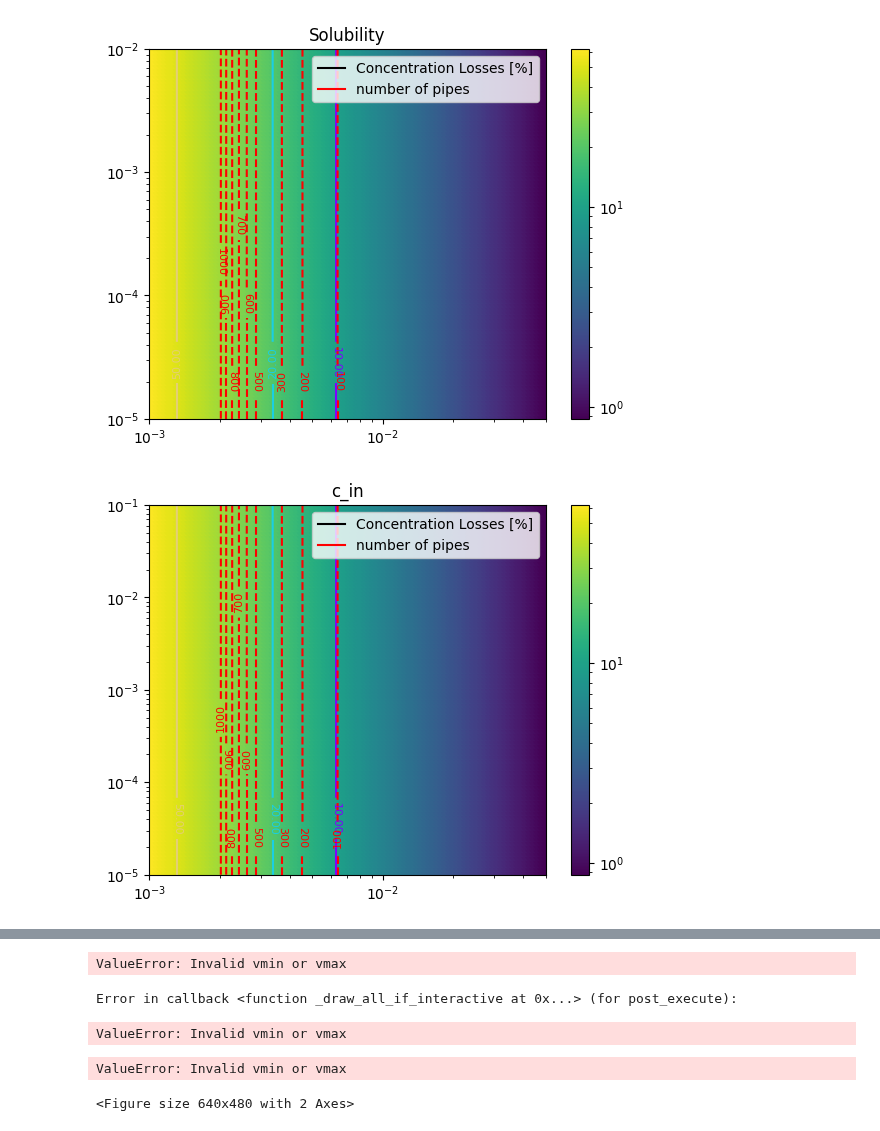
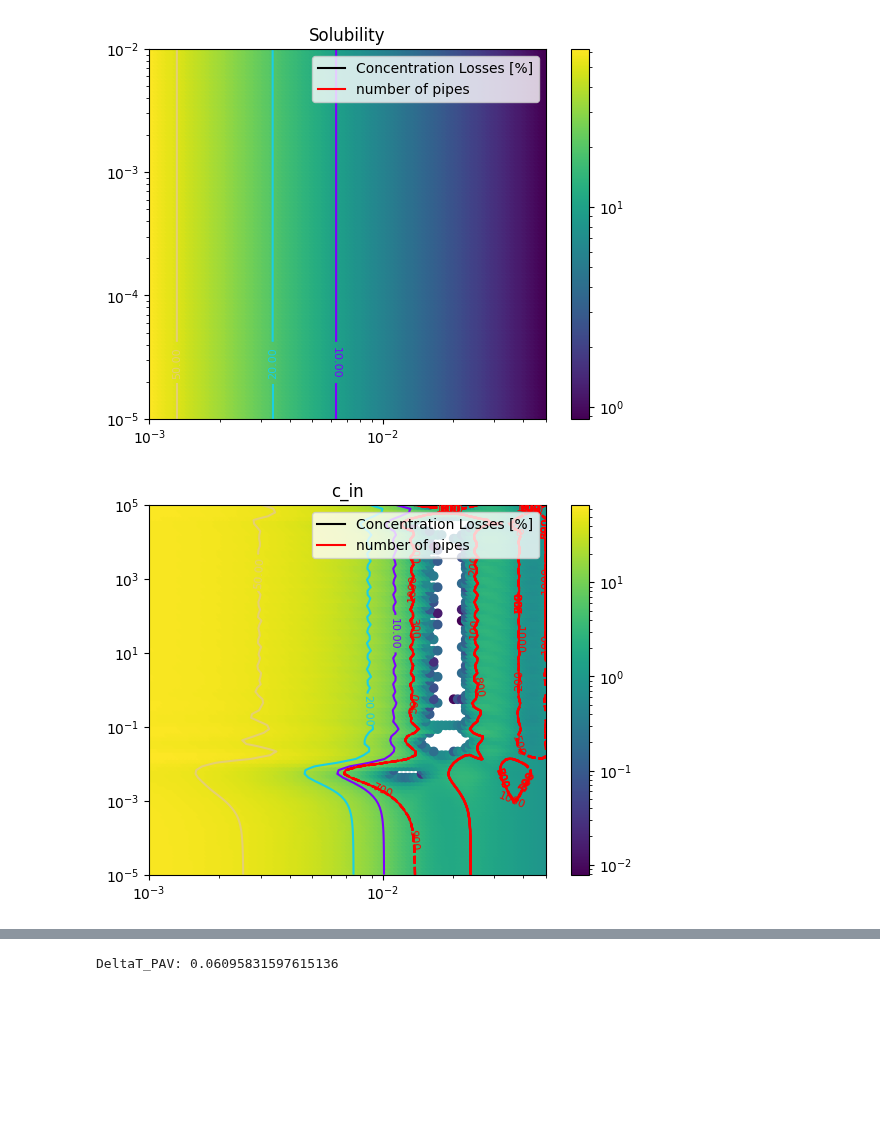
Before and after one commit to gabriele-ferrero/TRIOMA, a Jupyter notebook: PAV_extractor.ipynb, the cells around one changed output, grey strips where cells are left out. Drawn from its saved outputs; the diff is of its cells as text; code cells hidden in the pictures; blank space fills up the shorter version.

```diff
--- a/PAV_extractor.ipynb
+++ b/PAV_extractor.ipynb
@@ -20,33 +21,37 @@ import matplotlib.lines as mlines
 d_hyd_v=np.logspace(-3,np.log10(5E-2),100)
 T_vec=np.linspace(800,1000,30)
 U0_vec=np.linspace(1, 5,30)
-str_v_vec=['T','U0','Solubility','c_in',"D","thick","K_S","k_d","k_r"]
-c_in_vec=np.logspace(-5,-1,30)
+str_v_vec=['T','U0','Solubility','c_in',"thick","K_S","k_d","k_r"]
+c_in_vec=np.logspace(-5,2,30)
 D_vec=np.logspace(-3,0,30)
 thick_vec=np.logspace(-3,-1,30)
 K_S_vec=np.logspace(-4,-2,30)
 k_d_vec=np.logspace(2,6,30)
 k_r_vec=np.logspace(2,6,30)
 solubility_vec=np.logspace(-5,-2,30)
-v_vec=np.array([T_vec, U0_vec, solubility_vec, c_in_vec, D_vec, thick_vec, K_S_vec])
+v_vec=np.array([T_vec, U0_vec, solubility_vec, c_in_vec,  thick_vec, K_S_vec])
 eff_v_vec=np.array([])
 fluid_v_bool=np.array([True , True , True ,False,False,False,False,False,False])
 solid_v_bool=np.array([False, False, False,False,True ,True ,True ,True ,True ])
 
 #Define other HX constraints
 
+#Define other HX constraints
+
 T_hot_prim=900
-T_hot_sec=800
-T_cold_prim=838
+T_hot_sec=838
+T_cold_prim=800
 T_cold_sec=581
 T_sec_ave=(T_hot_sec+T_cold_sec)/2
-m_in_sec=3025
-m_in_prim=4950
+# m_in_sec=3025
+# m_in_prim=4950
 rho_sec=2263.628-0.636*T_sec_ave
-mu_sec=0.075439-2.77E-4*T_sec_ave+3.49E-7*T_sec_ave**2-1.474E-10*T_sec_ave**3
+mu_sec=0.075439-2.77E-4*(T_sec_ave-273.15)+3.49E-7*(T_sec_ave-273.15)**2-1.474E-10*(T_sec_ave-273.15)**3
 k_sec=0.45
 cp_sec=1396.044+0.172*(T_sec_ave)
 N_HX=3
+Q=1E9
+m_in_sec=Q/(cp_sec*(T_hot_sec-T_cold_sec))
 
 for j,vec in enumerate(v_vec):
         eff_v=np.array([])
@@ -62,11 +67,14 @@ for j,vec in enumerate(v_vec):
                         if str_v_vec[j]=='T':
                                 T=var
                                 #print(T)
-                        c0=4.1E-4
+                        c0=0
                         mat=materials.Flibe(T)
 
                         flibe=Fluid(T=T, Solubility=mat.Solubility, MS=True,D=mat.D, d_Hyd=d_hyd ,mu=mat.mu,rho=mat.rho,U0=1, c0=c0,k=mat.k,
                          cp=mat.cp)
+                        BB=BreedingBlanket(Q=Q,TBR=1.08,T_out=T_hot_prim,T_in=T_cold_prim,fluid=flibe )
+                        BB.get_cout()
+                        c0=BB.c_out
                         Steel = Membrane( T=T,
                                 D=7E6,
                                 thick=2.1E-3,
@@ -74,24 +82,25 @@ for j,vec in enumerate(v_vec):
                                 k_d=1E6,
                                 k_r=1E6,k=21)
                         PAV = Component(c_in=c0, eff=0.5, fluid=flibe, membrane=Steel)
-
+                        flibe.update_attribute('c0',c0)
+                        flibe.update_attribute('p_H2',c0/flibe.Solubility)
                         if fluid_v_bool[j]==True:
                                 PAV.fluid.update_attribute(var_str,var)
                         elif solid_v_bool[j]==True:
                                 PAV.membrane.update_attribute(var_str,var)
                         else:
                                 PAV.update_attribute(var_str,var)
-                        n_pipes=m_in_prim/(PAV.fluid.cp*PAV.fluid.rho*PAV.fluid.U0*PAV.fluid.d_Hyd**2/4)
-                        Q=1E6/n_pipes/N_HX
+                        n_pipes=BB.m_coolant/(PAV.fluid.rho*PAV.fluid.U0*PAV.fluid.d_Hyd**2/4)
+                        Q_HX=Q/n_pipes/N_HX
                         HX=Component(c_in=PAV.outlet_c_comp(), eff=0.08, fluid=flibe)
                         PAV.get_adimensionals()
                         d_h_sec=2.5E-2 # from HX forecasts
-                        U_sec=m_in_sec/(rho_sec*d_h_sec**2*np.pi/4)/N_HX
-                        Re_sec=corr.Re(rho=rho_sec,u=U_sec,mu=mu_sec,L=d_h_sec)
+                        V_sec=m_in_sec/(rho_sec*d_h_sec**2*np.pi/4)/N_HX/n_pipes
+                        Re_sec=corr.Re(rho=rho_sec,u=V_sec,mu=mu_sec,L=d_h_sec)
                         Pr_sec=corr.Pr(c_p=cp_sec,mu=mu_sec,k=k_sec)
                         h_coeff_sec=corr.get_h_from_Nu(corr.Nu_DittusBoelter(Re_sec, Pr_sec), k_sec,d_h_sec)
-                        U_sec=1/h_coeff_sec
-                        U = PAV.get_global_HX_coeff(U_sec)
+                        R_sec=1/h_coeff_sec
+                        U = PAV.get_global_HX_coeff(R_sec)
                         L=4
                         #L= corr.get_length_HX(corr.get_deltaTML(T_hot_prim, T_cold_prim, T_cold_sec, T_hot_sec), PAV.fluid.d_Hyd, PAV.U, Q)
                         PAV.get_efficiency(L,plotvar=False)
@@ -133,6 +142,6 @@ for j,vec in enumerate(v_vec):
         # plt.colorbar(contour3) # Show color scale
         plt.show()
 sigma_boltz=5.67E-8
-deltaT_PAV=sigma_boltz*PAV.fluid.T**4*(PAV.fluid.d_Hyd*+PAV.membrane.thick)*2*np.pi*L/(PAV.fluid.cp*m_in_prim)
+deltaT_PAV=sigma_boltz*PAV.fluid.T**4*(PAV.fluid.d_Hyd*+PAV.membrane.thick)*2*np.pi*L*n_pipes*N_HX/(PAV.fluid.cp*BB.m_coolant)
 print('DeltaT_PAV:',deltaT_PAV)
 # %% [output]
@@ -141,2 +150,2 @@ print('DeltaT_PAV:',deltaT_PAV)
-[figure, old version]
+[figure, new version]
-[figure, old version]
+[figure, new version]
@@ -143,5 +154 @@ print('DeltaT_PAV:',deltaT_PAV)
-ValueError: Invalid vmin or vmax
+DeltaT_PAV: 0.06095831597615136
-Error in callback <function _draw_all_if_interactive at 0x...> (for post_execute):
-ValueError: Invalid vmin or vmax
-ValueError: Invalid vmin or vmax
-<Figure size 640x480 with 2 Axes>
```
Also changed, not shown: parts of 3 cells of this notebook.
